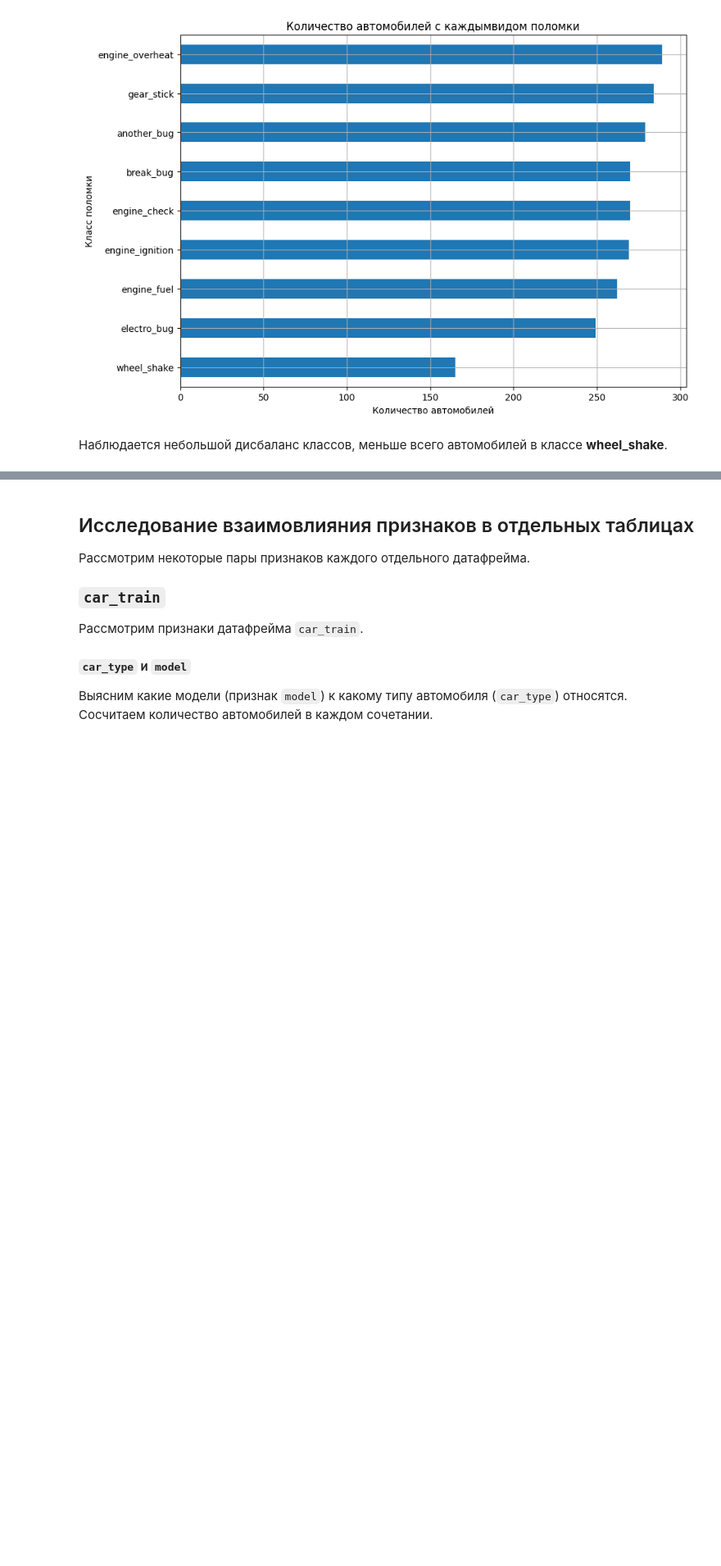
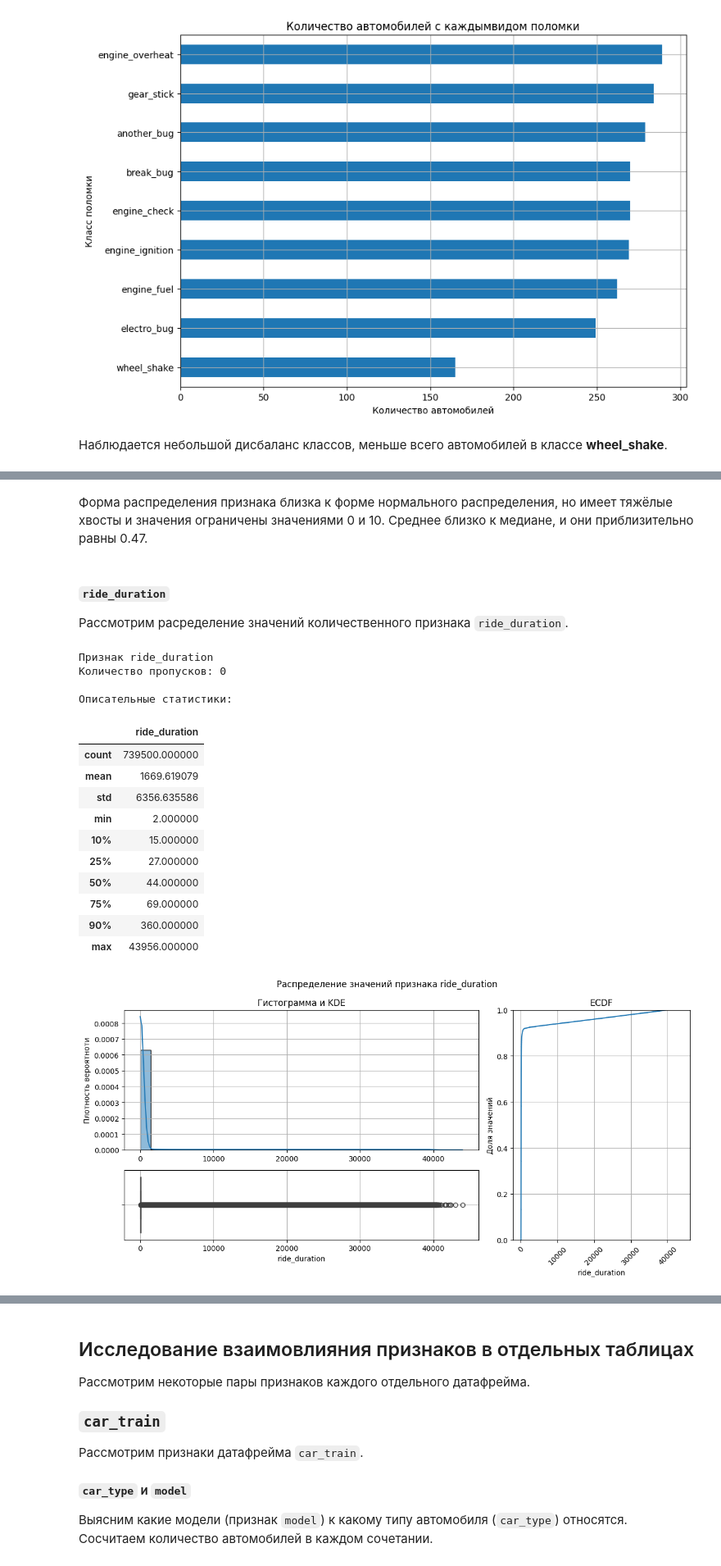
Before and after one commit to AlekseiBogachev/competitive_ds_cource_prj, a Jupyter notebook: notebooks/exploratory/eda.ipynb, the cells around one changed output, grey strips where cells are left out. Shown at 82% size. Cells and saved outputs as stored; diff of their text form; code cells hidden in the pictures; blank space fills up the shorter version.

```diff
--- a/notebooks/exploratory/eda.ipynb
+++ b/notebooks/exploratory/eda.ipynb
@@ -703,0 +773,26 @@ explore_cat_feature(
+# %% [markdown]
+Форма распределения признака близка к форме нормального распределения, но
+имеет тяжёлые хвосты и значения ограничены значениями 0 и 10. Среднее близко к
+медиане, и они приблизительно равны 0.47.
+# %% [markdown]
+#### `ride_duration`
+Рассмотрим расределение значений количественного признака `ride_duration`.
+# %%
+explore_num_feature(rides_info, "ride_duration")
+# %% [output]
+Признак ride_duration
+Количество пропусков: 0
+
+Описательные статистики:
+|  | ride_duration |
+| count | 739500.000000 |
+| mean | 1669.619079 |
+| std | 6356.635586 |
+| min | 2.000000 |
+| 10% | 15.000000 |
+| 25% | 27.000000 |
+| 50% | 44.000000 |
+| 75% | 69.000000 |
+| 90% | 360.000000 |
+| max | 43956.000000 |
+[figure, added]
```
Also changed, not shown: parts of 41 cells of this notebook.
